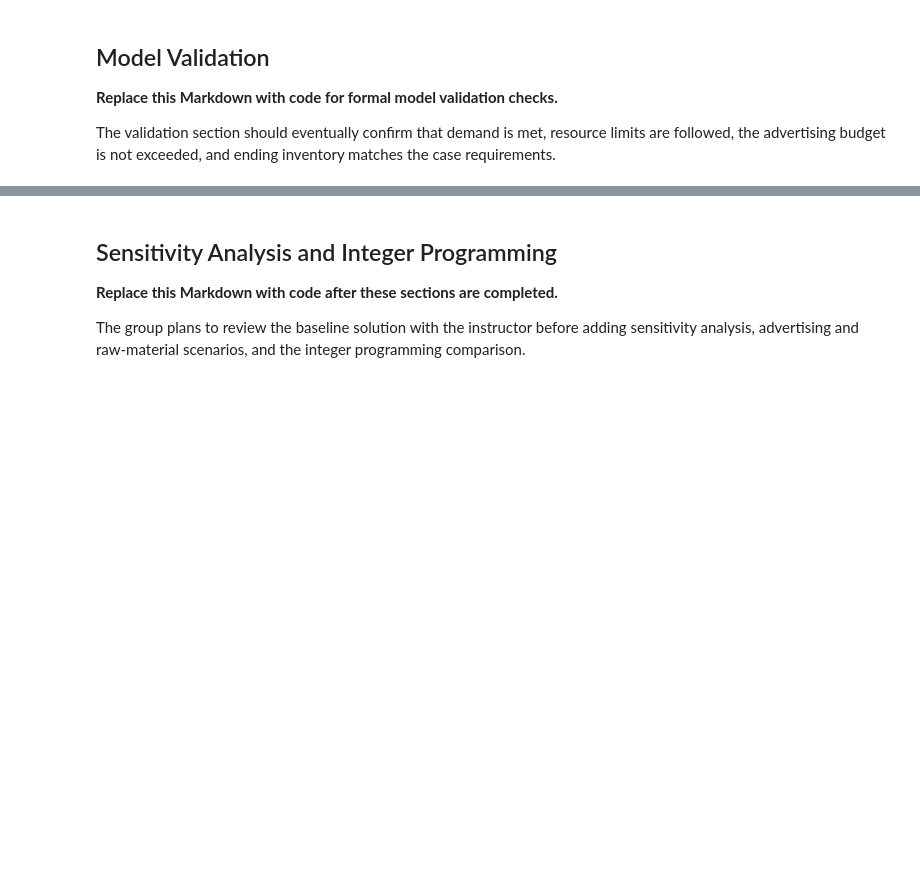
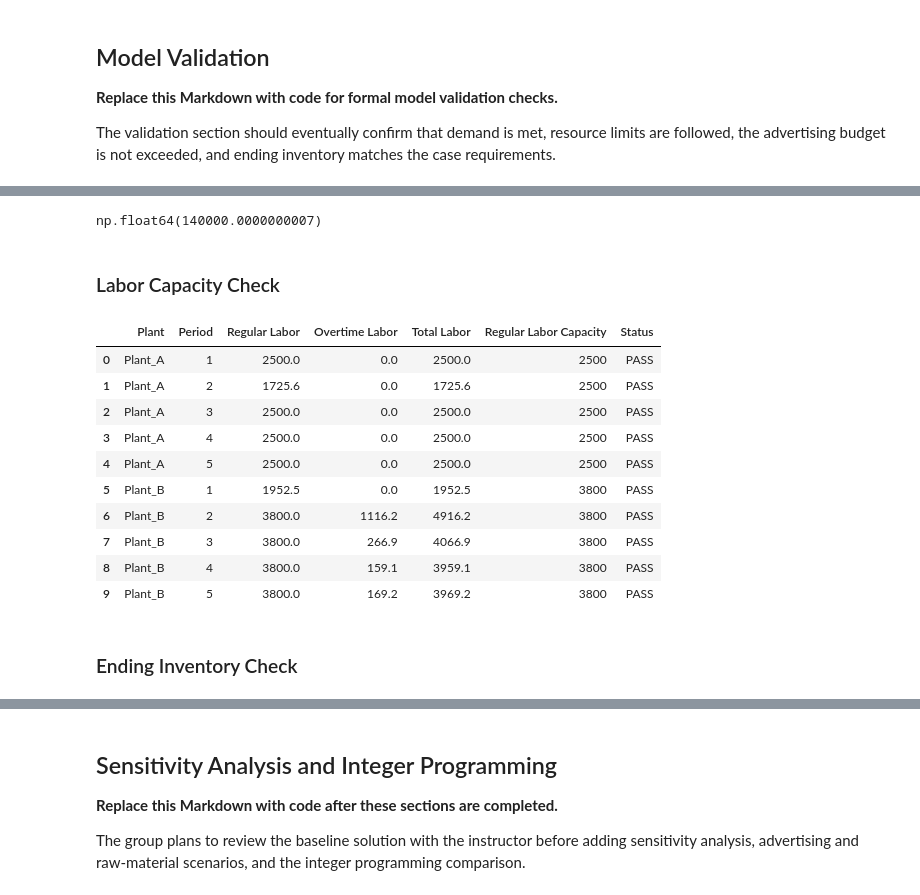
Before and after one commit to saminjune24/NU_Industries_Decision_Analytics, a Jupyter notebook: NU_Industries.ipynb, the cells around one changed output, grey strips where cells are left out. Drawn from its saved outputs; the diff is of its cells as text; code cells hidden in the pictures; blank space fills up the shorter version.

```diff
--- a/NU_Industries.ipynb
+++ b/NU_Industries.ipynb
@@ -637,0 +797,21 @@ The validation section should eventually confirm that demand is met, resource li
+# %%
+# validate raw material capacity
+tolerance = 1e-6
+
+raw_material_validation = raw_material_results.copy()
+
+raw_material_validation["Raw Material 1 Status"] = raw_material_validation.apply(
+    lambda row: "PASS"
+    if row["Raw Material 1 Used"] <= row["Raw Material 1 Capacity"] + tolerance
+    else "FAIL",
+    axis=1
+)
+
+raw_material_validation["Raw Material 2 Status"] = raw_material_validation.apply(
+    lambda row: "PASS"
+    if row["Raw Material 2 Used"] <= row["Raw Material 2 Capacity"] + tolerance
+    else "FAIL",
+    axis=1
+)
+
+raw_material_validation.round(1)
@@ -637,0 +825,38 @@ The validation section should eventually confirm that demand is met, resource li
+# %%
+# delete
+raw_material_validation.loc[3, "Raw Material 1 Used"]
+# %% [output]
+np.float64(140000.0000000007)
+# %% [markdown]
+### Labor Capacity Check
+# %%
+# validate labor capacity
+labor_validation = labor_results.copy()
+
+labor_validation["Regular Labor Capacity"] = labor_validation.apply(
+    lambda row: regular_labor_capacity[(row["Plant"], row["Period"])],
+    axis=1
+)
+
+labor_validation["Status"] = labor_validation.apply(
+    lambda row: "PASS"
+    if row["Regular Labor"] <= row["Regular Labor Capacity"] + tolerance
+    else "FAIL",
+    axis=1
+)
+
+labor_validation.round(1)
+# %% [output]
+|  | Plant | Period | Regular Labor | Overtime Labor | Total Labor | Regular Labor Capacity | Status |
+| 0 | Plant_A | 1 | 2500.0 | 0.0 | 2500.0 | 2500 | PASS |
+| 1 | Plant_A | 2 | 1725.6 | 0.0 | 1725.6 | 2500 | PASS |
+| 2 | Plant_A | 3 | 2500.0 | 0.0 | 2500.0 | 2500 | PASS |
+| 3 | Plant_A | 4 | 2500.0 | 0.0 | 2500.0 | 2500 | PASS |
+| 4 | Plant_A | 5 | 2500.0 | 0.0 | 2500.0 | 2500 | PASS |
+| 5 | Plant_B | 1 | 1952.5 | 0.0 | 1952.5 | 3800 | PASS |
+| 6 | Plant_B | 2 | 3800.0 | 1116.2 | 4916.2 | 3800 | PASS |
+| 7 | Plant_B | 3 | 3800.0 | 266.9 | 4066.9 | 3800 | PASS |
+| 8 | Plant_B | 4 | 3800.0 | 159.1 | 3959.1 | 3800 | PASS |
+| 9 | Plant_B | 5 | 3800.0 | 169.2 | 3969.2 | 3800 | PASS |
+# %% [markdown]
+### Ending Inventory Check
```
Also changed, not shown: parts of 19 cells of this notebook.
